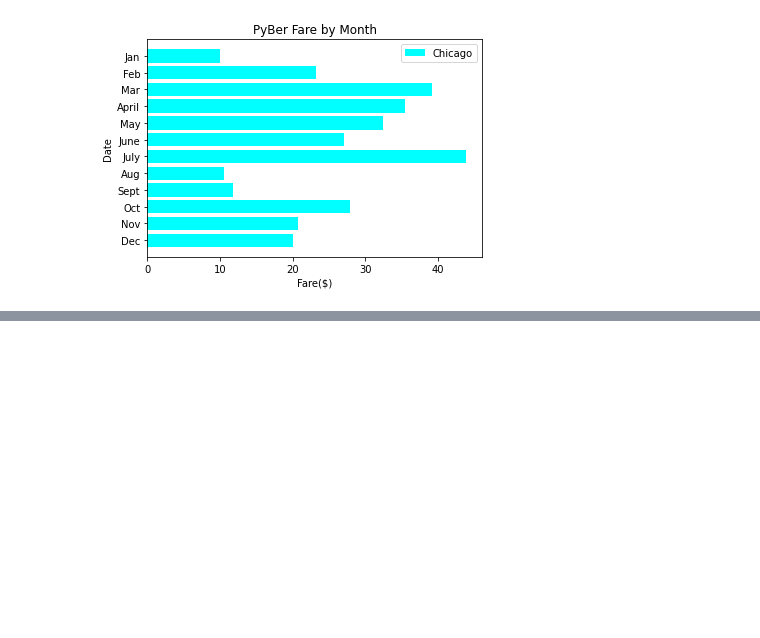
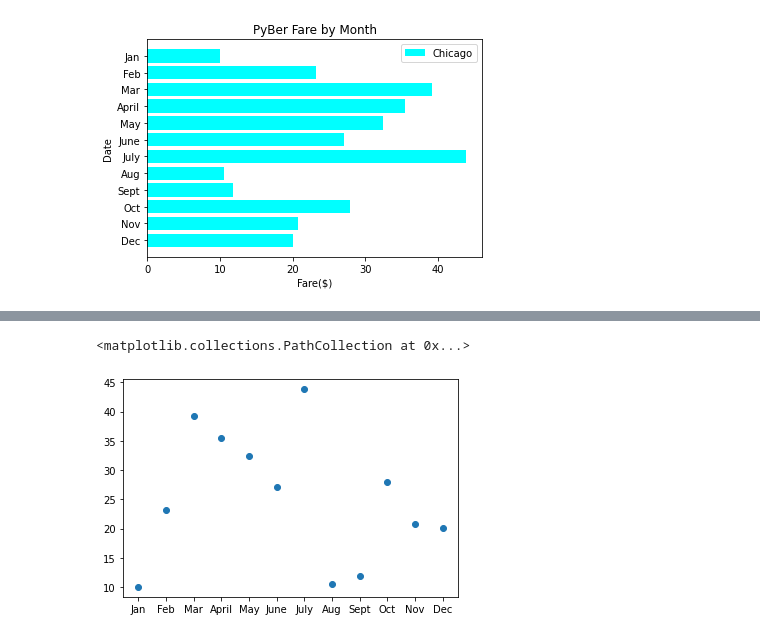
Before and after one commit to ethomas33/PyBer_Analysis, a Jupyter notebook: OldNoteboooks/matplotlib_practice.ipynb, the cells around one changed output, grey strips where cells are left out. Cells and saved outputs as stored; diff of their text form; code cells hidden in the pictures; blank space fills up the shorter version.

```diff
--- a/matplotlib_practice.ipynb
+++ b/OldNoteboooks/matplotlib_practice.ipynb
@@ -192,0 +204,5 @@ plt.legend()
+# %%
+plt.scatter(x_axis,y_axis)
+# %% [output]
+<matplotlib.collections.PathCollection at 0x...>
+[figure, added]
```
Also changed, not shown: parts of 15 cells of this notebook, 4 other files.
